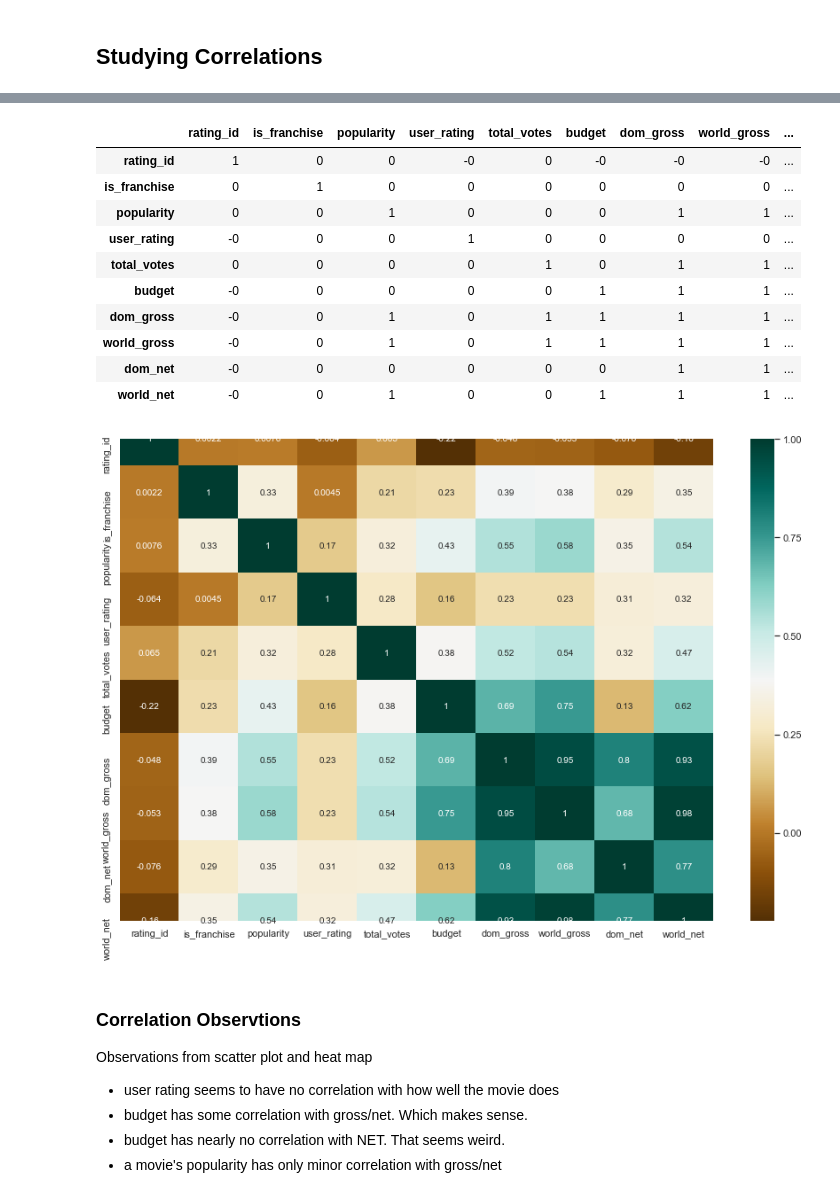
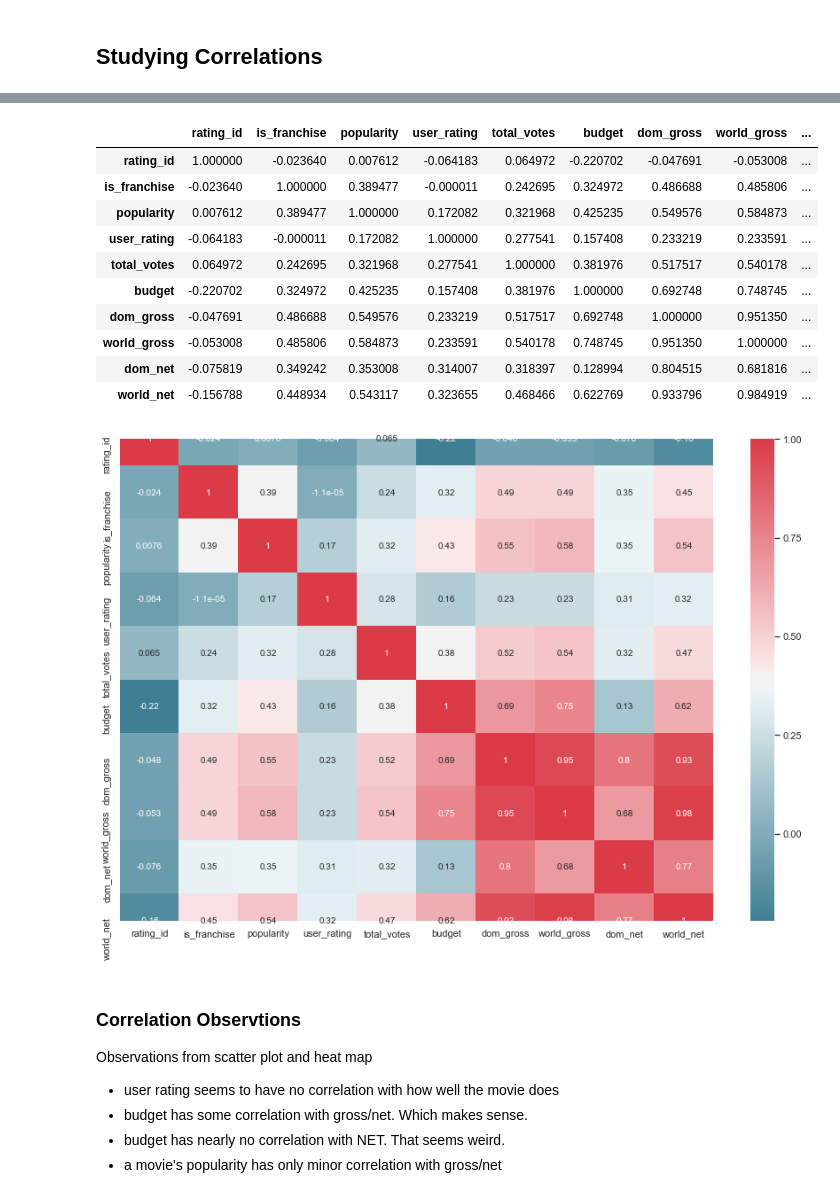
Before and after one commit to threnjen/dsc-mod-1-project-v2-1-online-ds-sp-000, a Jupyter notebook: student.ipynb, the cells around one changed output, grey strips where cells are left out. Cells and saved outputs as stored; diff of their text form; code cells hidden in the pictures.

Commit message:
re-scraped with minor improvements. Working on data visualizations

```diff
--- a/student.ipynb
+++ b/student.ipynb
@@ -1419,6 +1498,10 @@ master_movies['dom_net'] = (master_movies['dom_gross'] - master_movies['budget']
 # %%
 # We make a new column for the worldwide net net for the movie
-master_movies['world_net'] = (master_movies['world_gross'] - master_movies['budget'])
+master_movies['world_net'] = (master_movies['world_gross'] - master_movies['budget']).astype(int, errors='ignore')
+# %%
+# reducing our new numbers for better readability
+master_movies['world_net'] = round(master_movies['world_net'], 3)
+master_movies['dom_net'] = round(master_movies['dom_net'], 3)
 # %%
 # We're going to rename our mpaa rating column to make a little more sense
 master_movies.rename(columns={"rating": "mpaa_rating"}, inplace=True)
@@ -1533,0 +1641,21 @@ master_movies
+# %%
+# we see some obvious movies that are franchises. We will just update those manually and do our best.
+# our Numbers dataset clearly didn't use the same title formatting, as we have several to update (including several
+# star wars movies!!)
+
+master_movies.loc[(master_movies['title'] == 'abcs of death 2'), 'is_franchise'] = True
+master_movies.loc[(master_movies['title'] == 'john wick chapter 2'), 'is_franchise'] = True
+master_movies.loc[(master_movies['title'] == 'mission impossible fallout'), 'is_franchise'] = True
+master_movies.loc[(master_movies['title'] == 'mary poppins returns'), 'is_franchise'] = True
+master_movies.loc[(master_movies['title'] == 'oceans eight'), 'is_franchise'] = True
+master_movies.loc[(master_movies['title'] == 'star wars the last jedi'), 'is_franchise'] = True
+master_movies.loc[(master_movies['title'] == 'star wars the force awakens'), 'is_franchise'] = True
+master_movies.loc[(master_movies['title'] == 'star wars episode iii revenge of the sith'), 'is_franchise'] = True
+master_movies.loc[(master_movies['title'] == 'star wars episode ii attack of the clones'), 'is_franchise'] = True
+master_movies.loc[(master_movies['title'] == 'fast & furious 6'), 'is_franchise'] = True
+master_movies.loc[(master_movies['title'] == 'mission impossible ghost protocol'), 'is_franchise'] = True
+master_movies.loc[(master_movies['title'] == 'mission impossible rogue nation'), 'is_franchise'] = True
+master_movies.loc[(master_movies['title'] == 'men in black ii'), 'is_franchise'] = True
+# %%
+# using our string titles function to re-format our titles
+master_movies['title'] = master_movies['title'].map(lambda x: string_titles(x))
@@ -1646,21 +1815,21 @@ pd.plotting.scatter_matrix(master_movies[['budget', 'dom_gross', 'rating_id', 'u
 # %%
 plt.figure(figsize=(15,10))
 c= master_movies.corr()
-sns.heatmap(c,cmap="BrBG",annot=True)
+sns.heatmap(c,annot=True, xticklabels=c.columns, yticklabels=c.columns, cmap=sns.diverging_palette(220, 10, as_cmap=True))
 c
 # %% [output]
 |  | rating_id | is_franchise | popularity | user_rating | total_votes | budget | dom_gross | world_gross | ... |
-| rating_id | 1 | 0 | 0 | -0 | 0 | -0 | -0 | -0 | ... |
-| is_franchise | 0 | 1 | 0 | 0 | 0 | 0 | 0 | 0 | ... |
-| popularity | 0 | 0 | 1 | 0 | 0 | 0 | 1 | 1 | ... |
-| user_rating | -0 | 0 | 0 | 1 | 0 | 0 | 0 | 0 | ... |
-| total_votes | 0 | 0 | 0 | 0 | 1 | 0 | 1 | 1 | ... |
-| budget | -0 | 0 | 0 | 0 | 0 | 1 | 1 | 1 | ... |
-| dom_gross | -0 | 0 | 1 | 0 | 1 | 1 | 1 | 1 | ... |
-| world_gross | -0 | 0 | 1 | 0 | 1 | 1 | 1 | 1 | ... |
-| dom_net | -0 | 0 | 0 | 0 | 0 | 0 | 1 | 1 | ... |
-| world_net | -0 | 0 | 1 | 0 | 0 | 1 | 1 | 1 | ... |
+| rating_id | 1.000000 | -0.023640 | 0.007612 | -0.064183 | 0.064972 | -0.220702 | -0.047691 | -0.053008 | ... |
+| is_franchise | -0.023640 | 1.000000 | 0.389477 | -0.000011 | 0.242695 | 0.324972 | 0.486688 | 0.485806 | ... |
+| popularity | 0.007612 | 0.389477 | 1.000000 | 0.172082 | 0.321968 | 0.425235 | 0.549576 | 0.584873 | ... |
+| user_rating | -0.064183 | -0.000011 | 0.172082 | 1.000000 | 0.277541 | 0.157408 | 0.233219 | 0.233591 | ... |
+| total_votes | 0.064972 | 0.242695 | 0.321968 | 0.277541 | 1.000000 | 0.381976 | 0.517517 | 0.540178 | ... |
+| budget | -0.220702 | 0.324972 | 0.425235 | 0.157408 | 0.381976 | 1.000000 | 0.692748 | 0.748745 | ... |
+| dom_gross | -0.047691 | 0.486688 | 0.549576 | 0.233219 | 0.517517 | 0.692748 | 1.000000 | 0.951350 | ... |
+| world_gross | -0.053008 | 0.485806 | 0.584873 | 0.233591 | 0.540178 | 0.748745 | 0.951350 | 1.000000 | ... |
+| dom_net | -0.075819 | 0.349242 | 0.353008 | 0.314007 | 0.318397 | 0.128994 | 0.804515 | 0.681816 | ... |
+| world_net | -0.156788 | 0.448934 | 0.543117 | 0.323655 | 0.468466 | 0.622769 | 0.933796 | 0.984919 | ... |
-[figure, old version]
+[figure, new version]
 # %% [markdown]
 ### Correlation Observtions
 Observations from scatter plot and heat map
```
Also changed, not shown: parts of 80 cells of this notebook, 3 other files.
